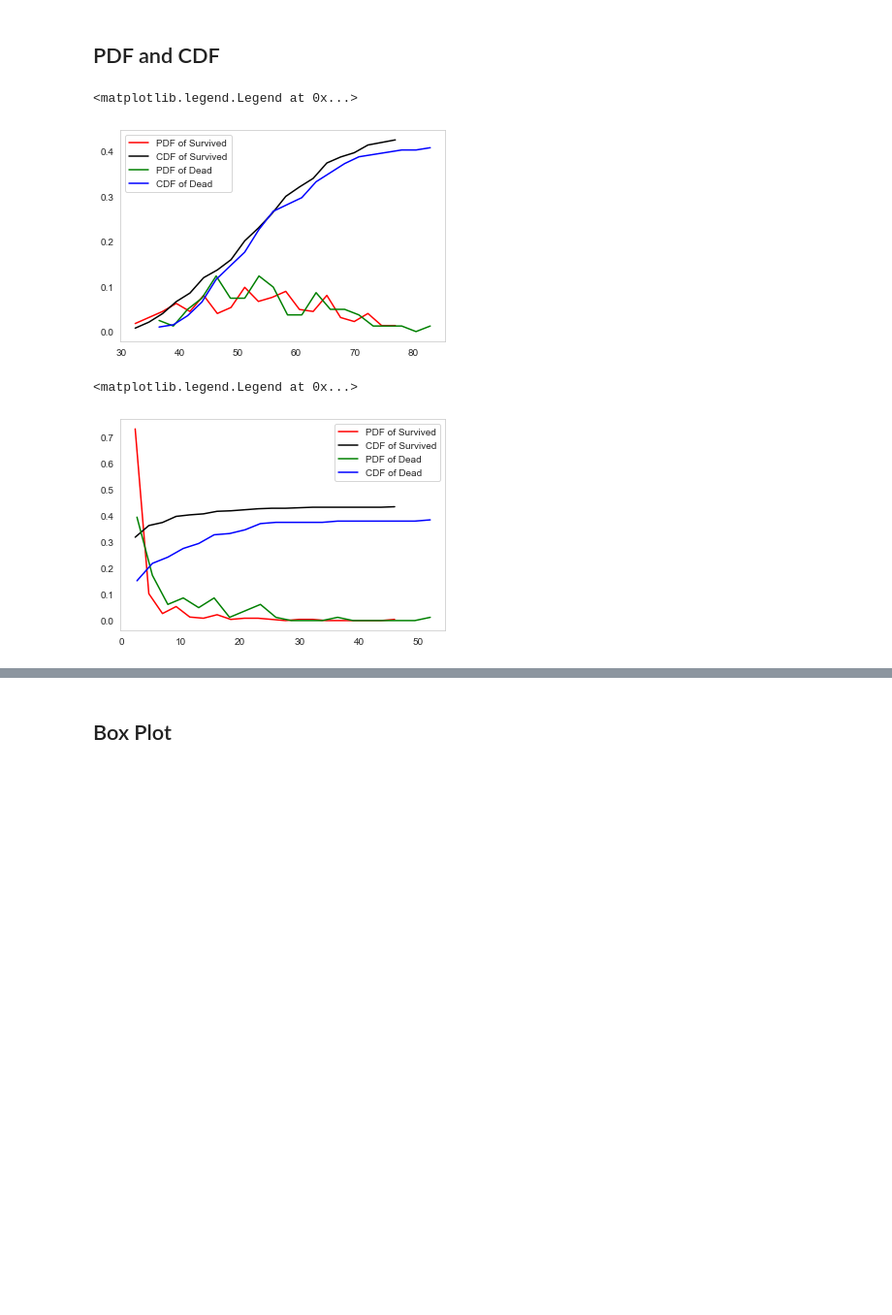
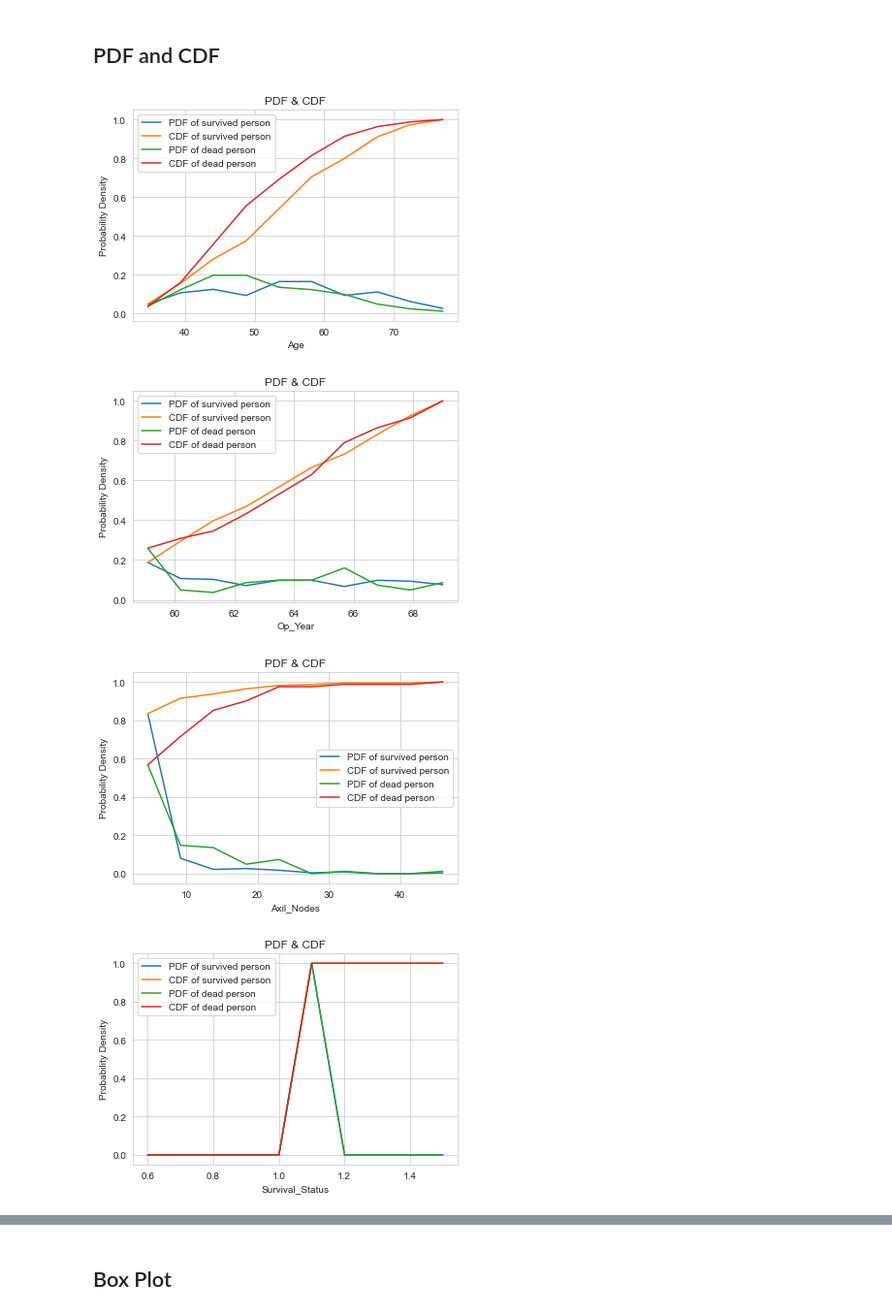
Before and after one commit to Mridul20/Haberman_Dataset_Analysis, a Jupyter notebook: Haberman_Survival_Analysis.ipynb, the cells around one changed output, grey strips where cells are left out. Shown at 97% size. Drawn from its saved outputs; the diff is of its cells as text; code cells hidden in the pictures; blank space fills up the shorter version.

```diff
--- a/Haberman_Survival_Analysis.ipynb
+++ b/Haberman_Survival_Analysis.ipynb
@@ -199,40 +364,26 @@ Patients having axial nodes greater than 10 have very less survival rate.
 # %% [markdown]
 ## PDF and CDF
-# %%
-Survived = dataset.loc[dataset['Survival_Status'] == 1]
-Dead =  dataset.loc[dataset['Survival_Status'] == 0]
-
-
-count,bin_edges = np.histogram(Survived['Age'],bins = 20 ,density = True)
-pdf = count/sum(count)
-cdf = np.cumsum(count)
-plt.plot(bin_edges[1:],pdf,label = 'PDF of Survived',color = 'red')
-plt.plot(bin_edges[1:],cdf,label = 'CDF of Survived',color = 'black')
-
-count,bin_edges = np.histogram(Dead['Age'],bins = 20, density = True)
-pdf = count/sum(count)
-cdf = np.cumsum(count)
-plt.plot(bin_edges[1:],pdf,label = 'PDF of Dead', color = 'green')
-plt.plot(bin_edges[1:],cdf,label = 'CDF of Dead',color = 'blue')
-plt.grid()
-plt.legend()
-# %% [output]
-<matplotlib.legend.Legend at 0x...>
-[figure, removed]
 # %%
-count,bin_edges = np.histogram(Survived['Axil_Nodes'],bins = 20 ,density = True)
-pdf = count/sum(count)
-cdf = np.cumsum(count)
-plt.plot(bin_edges[1:],pdf,label = 'PDF of Survived',color = 'red')
-plt.plot(bin_edges[1:],cdf,label = 'CDF of Survived',color = 'black')
+for i in dataset:
+    count, bin_edges= np.histogram(Survived[i])
+    count2,bin_edges2=np.histogram(Dead[i])
+    pdf_surv=count/sum(count)
+    cdf_surv=np.cumsum(pdf_surv)
+    pdf_dead=count2/sum(count2)
+    cdf_dead=np.cumsum(pdf_dead)
 
-count,bin_edges = np.histogram(Dead['Axil_Nodes'],bins = 20, density = True)
-pdf = count/sum(count)
-cdf = np.cumsum(count)
-plt.plot(bin_edges[1:],pdf,label = 'PDF of Dead', color = 'green')
-plt.plot(bin_edges[1:],cdf,label = 'CDF of Dead',color = 'blue')
-plt.grid()
-plt.legend()
+    plt.title("PDF & CDF")
+    plt.xlabel(i)
+    plt.ylabel("Probability Density")
+    plt.plot(bin_edges[1:],pdf_surv,label="PDF of survived person")
+    plt.plot(bin_edges[1:],cdf_surv,label="CDF of survived person")
+    plt.plot(bin_edges[1:],pdf_dead,label="PDF of dead person")
+    plt.plot(bin_edges[1:],cdf_dead,label="CDF of dead person")
+
+    plt.legend(loc="best")
+    plt.show()
 # %% [output]
-<matplotlib.legend.Legend at 0x...>
-[figure, old version]
+[figure, new version]
+[figure, added]
+[figure, added]
+[figure, added]
```
Also changed, not shown: parts of 39 cells of this notebook.
